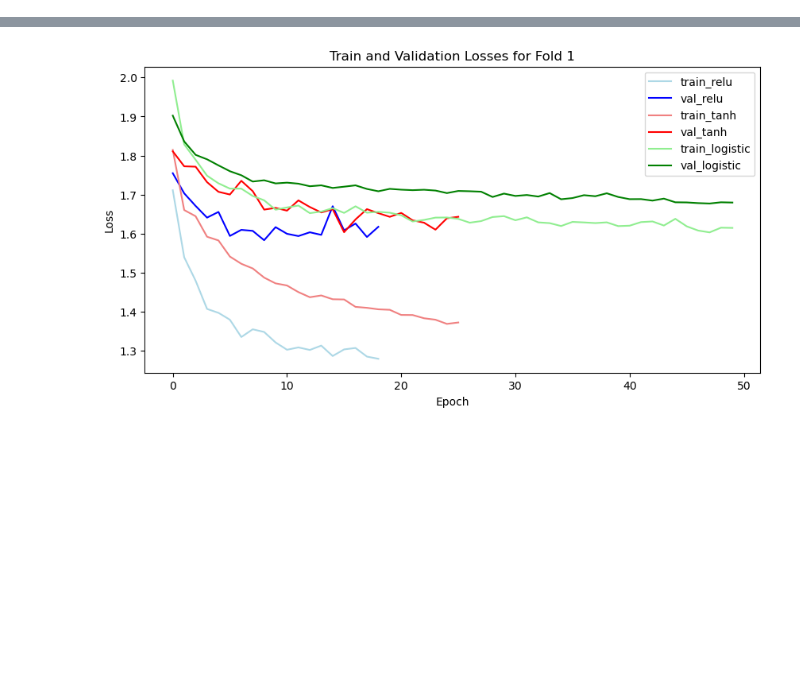
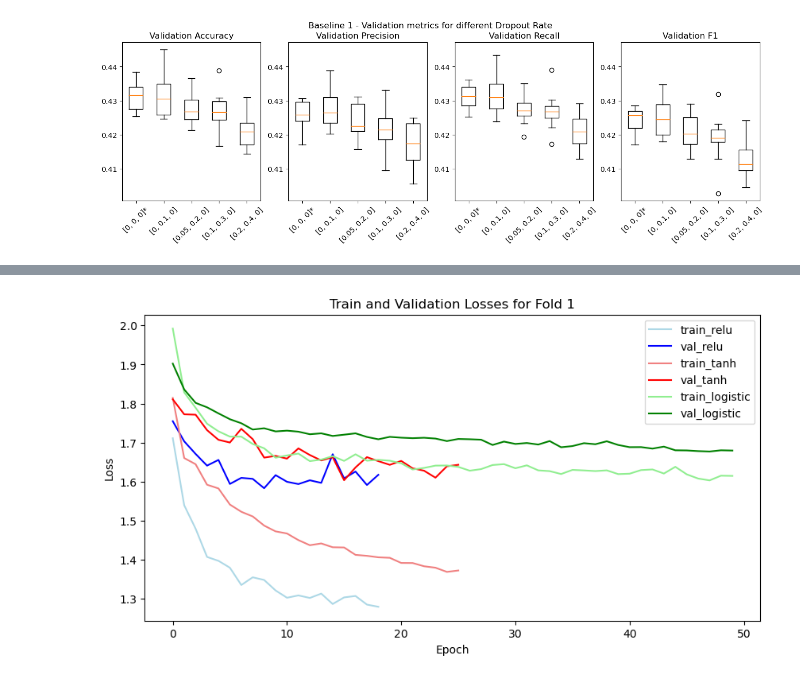
Before and after one commit to Jpop3/DeepLearningA1NE, a Jupyter notebook: ablation_analysis.ipynb, the cells around one changed output, grey strips where cells are left out. Drawn from its saved outputs; the diff is of its cells as text; code cells hidden in the pictures; blank space fills up the shorter version.

```diff
--- a/ablation_analysis.ipynb
+++ b/ablation_analysis.ipynb
@@ -195,0 +243,12 @@ plt.legend()
+# %%
+# Graph metrics for dropout rate
+dropout_rate_datasets = {
+    '[0, 0, 0]*': data_baseline,
+    '[0, 0.1, 0]': data[data['dropout_rate'].astype(str) == '[0, 0.1, 0]'],
+    '[0.05, 0.2, 0]': data[data['dropout_rate'].astype(str) == '[0.05, 0.2, 0]'],
+    '[0.1, 0.3, 0]': data[data['dropout_rate'].astype(str) == '[0.1, 0.3, 0]'],
+    '[0.2, 0.4, 0]': data[data['dropout_rate'].astype(str) == '[0.2, 0.4, 0]']
+}
+graph_metrics(dropout_rate_datasets, dropout_rate_datasets.keys(), 'Dropout Rate')
+# %% [output]
+[figure, added]
```
Also changed, not shown: parts of 29 cells of this notebook, 58 other files.
